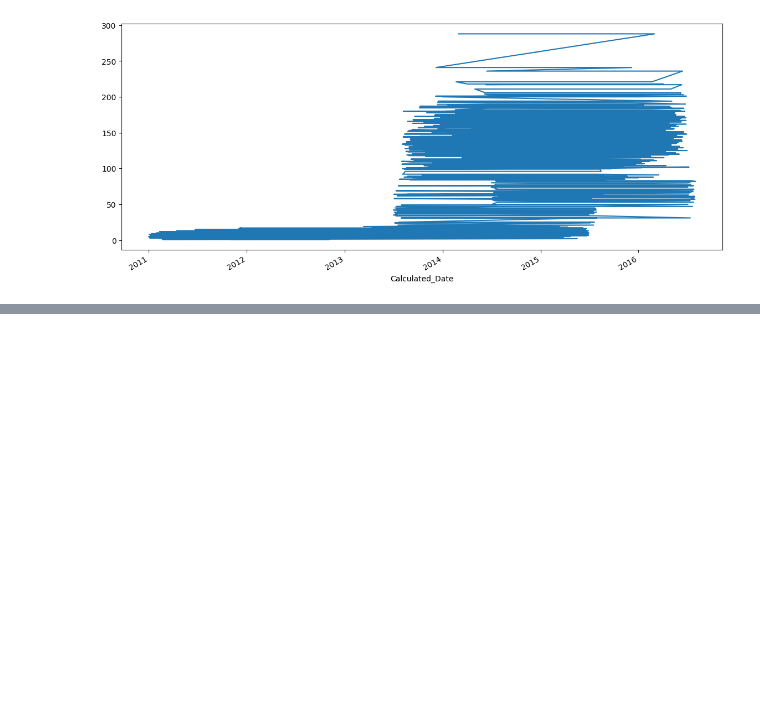
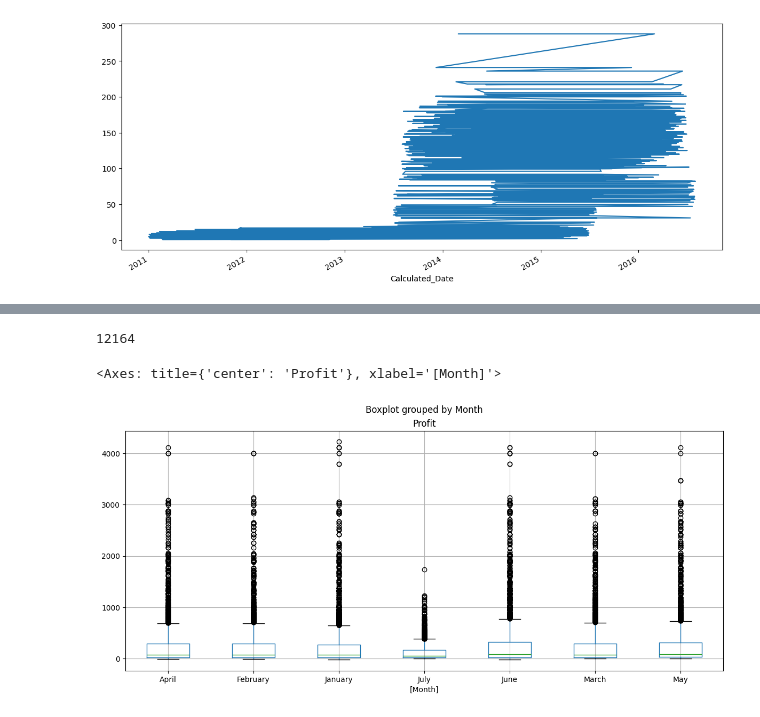
Before and after one commit to Adewole-211/Python3-Projects-, a Jupyter notebook: Data_Analyst_Course.ipynb, the cells around one changed output, grey strips where cells are left out. Saved outputs shown, nothing was run; the diff lists cells and outputs as text; code cells hidden in the pictures; blank space fills up the shorter version.

```diff
--- a/Data_Analyst_Course.ipynb
+++ b/Data_Analyst_Course.ipynb
@@ -188,0 +261,13 @@ sales['Calculated_Date'].value_counts().plot(kind='line',figsize=(14,6))
+# %%
+cond = (sales['Year'] == 2016) & (sales['Month'].isin(['May', 'June', 'July']))
+
+sales.loc[cond].shape[0]
+# %% [output]
+12164
+# %%
+profit_2016 = sales.loc[sales['Year'] == 2016, ['Profit', 'Month']]
+
+profit_2016.boxplot(by='Month', figsize=(14,6))
+# %% [output]
+<Axes: title={'center': 'Profit'}, xlabel='[Month]'>
+[figure, added]
```
Also changed, not shown: parts of 9 cells of this notebook.
